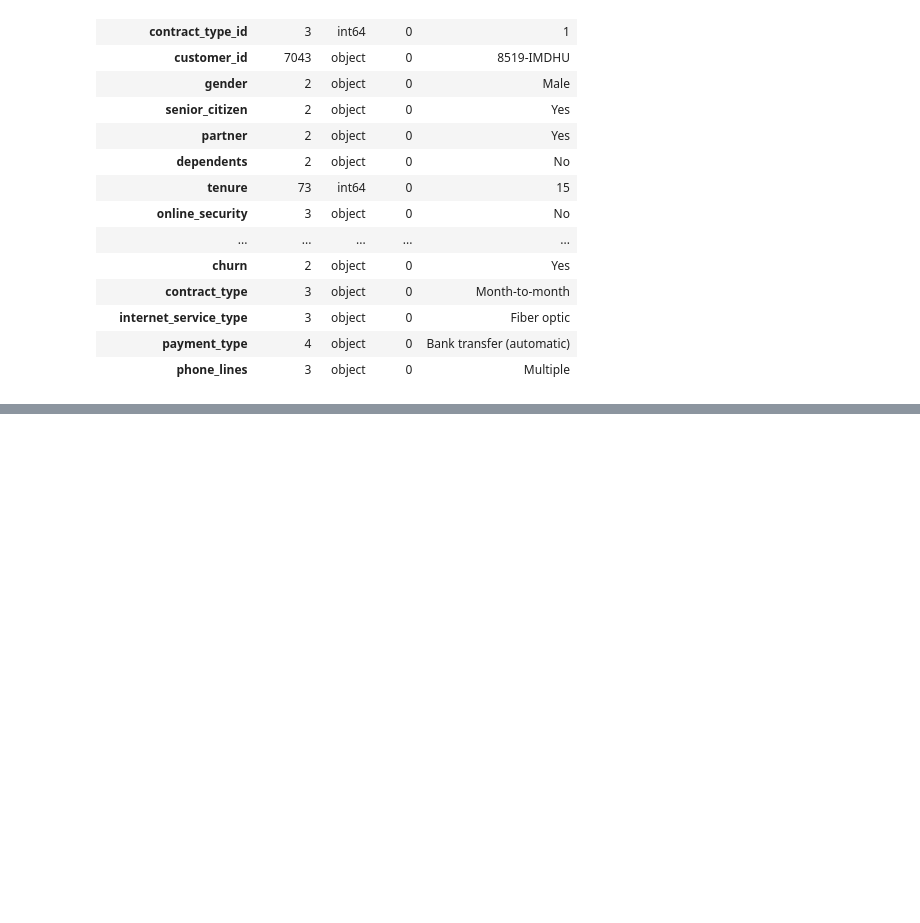
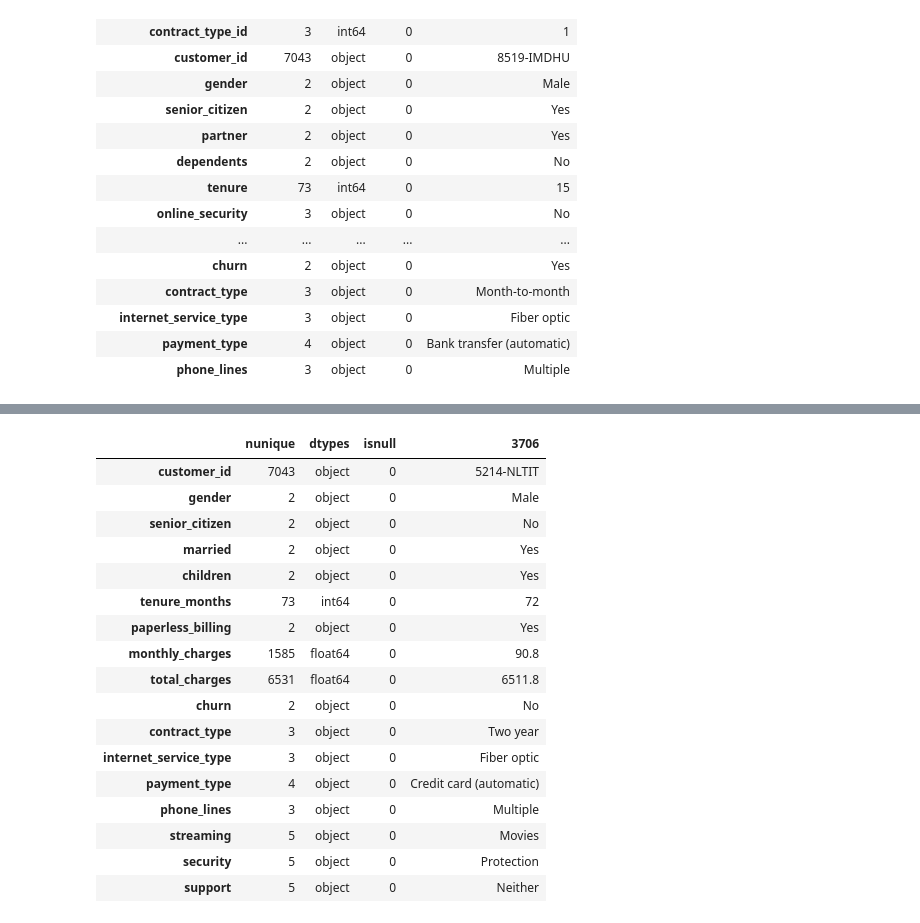
Before and after one commit to Michael-Nelson361/Telco_Report, a Jupyter notebook: preparation.ipynb, the cells around one changed output, grey strips where cells are left out. Drawn from its saved outputs; the diff is of its cells as text; code cells hidden in the pictures; blank space fills up the shorter version.

```diff
--- a/preparation.ipynb
+++ b/preparation.ipynb
@@ -369,0 +451,28 @@ acquire.df_info(df,samples=5)
+# %%
+# adjust column names
+df = df.rename(columns={
+    'partner':'married',
+    'dependents':'children',
+    'tenure':'tenure_months'
+})
+# %%
+acquire.df_info(df)
+# %% [output]
+|  | nunique | dtypes | isnull | 3706 |
+| customer_id | 7043 | object | 0 | 5214-NLTIT |
+| gender | 2 | object | 0 | Male |
+| senior_citizen | 2 | object | 0 | No |
+| married | 2 | object | 0 | Yes |
+| children | 2 | object | 0 | Yes |
+| tenure_months | 73 | int64 | 0 | 72 |
+| paperless_billing | 2 | object | 0 | Yes |
+| monthly_charges | 1585 | float64 | 0 | 90.8 |
+| total_charges | 6531 | float64 | 0 | 6511.8 |
+| churn | 2 | object | 0 | No |
+| contract_type | 3 | object | 0 | Two year |
+| internet_service_type | 3 | object | 0 | Fiber optic |
+| payment_type | 4 | object | 0 | Credit card (automatic) |
+| phone_lines | 3 | object | 0 | Multiple |
+| streaming | 5 | object | 0 | Movies |
+| security | 5 | object | 0 | Protection |
+| support | 5 | object | 0 | Neither |
```
Also changed, not shown: parts of 38 cells of this notebook.
